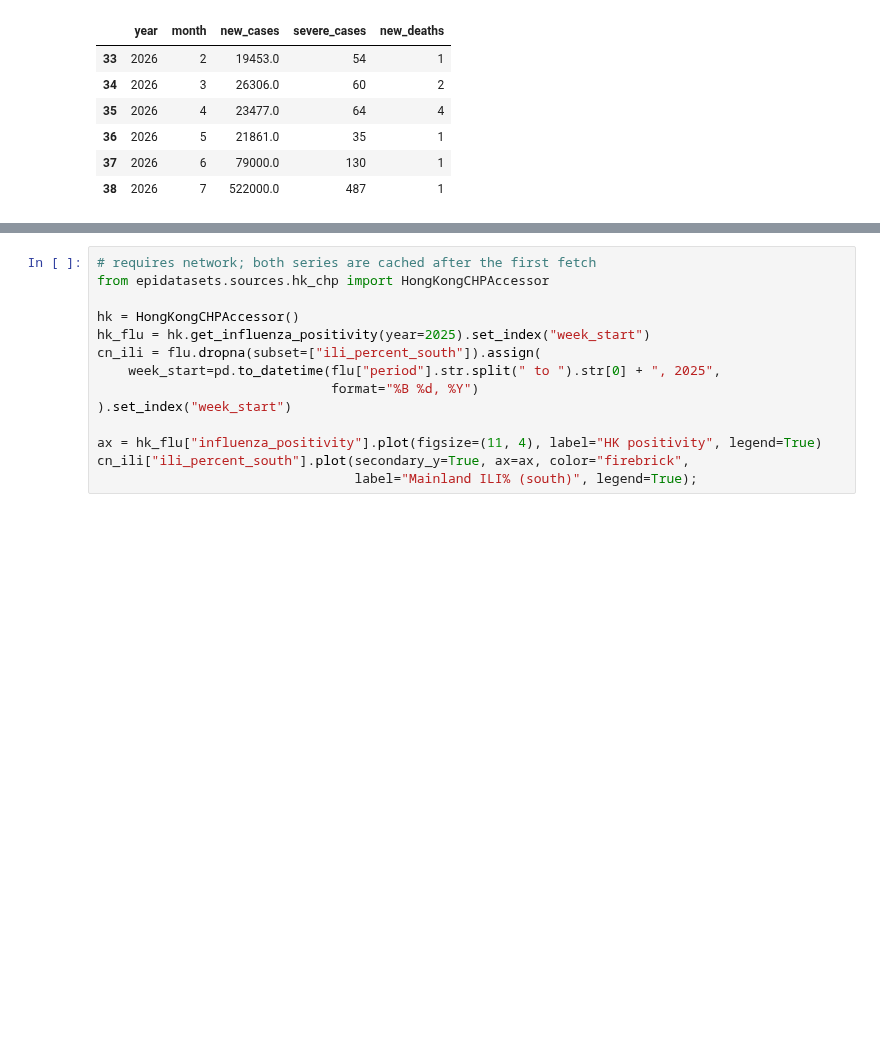
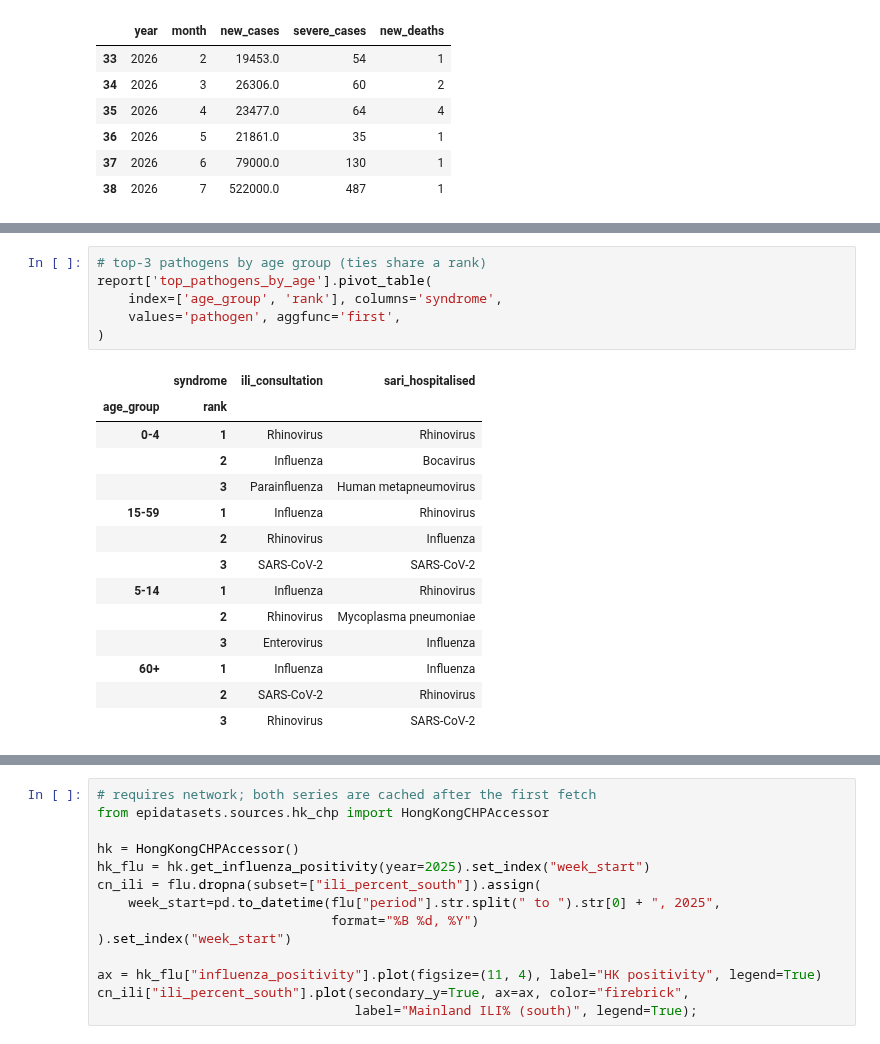
Before and after one commit to fccoelho/epidemiological-datasets, a Jupyter notebook: docs/examples/45_China_Comprehensive_Surveillance.ipynb, the cells around one changed output, grey strips where cells are left out. Saved outputs shown, nothing was run; the diff lists cells and outputs as text; blank space fills up the shorter version.

```diff
--- a/docs/examples/45_China_Comprehensive_Surveillance.ipynb
+++ b/docs/examples/45_China_Comprehensive_Surveillance.ipynb
@@ -195,0 +243,21 @@ INFO:epidatasets.sources.china_cdc:Found 39 listing entries at https://www.china
+# %%
+# top-3 pathogens by age group (ties share a rank)
+report['top_pathogens_by_age'].pivot_table(
+    index=['age_group', 'rank'], columns='syndrome',
+    values='pathogen', aggfunc='first',
+)
+# %% [output]
+|  | syndrome | ili_consultation | sari_hospitalised |
+| age_group | rank |  |  |
+| 0-4 | 1 | Rhinovirus | Rhinovirus |
+|  | 2 | Influenza | Bocavirus |
+|  | 3 | Parainfluenza | Human metapneumovirus |
+| 15-59 | 1 | Influenza | Rhinovirus |
+|  | 2 | Rhinovirus | Influenza |
+|  | 3 | SARS-CoV-2 | SARS-CoV-2 |
+| 5-14 | 1 | Influenza | Rhinovirus |
+|  | 2 | Rhinovirus | Mycoplasma pneumoniae |
+|  | 3 | Enterovirus | Influenza |
+| 60+ | 1 | Influenza | Influenza |
+|  | 2 | SARS-CoV-2 | Rhinovirus |
+|  | 3 | Rhinovirus | SARS-CoV-2 |
```
Also changed, not shown: parts of 6 cells of this notebook, 19 other files.
